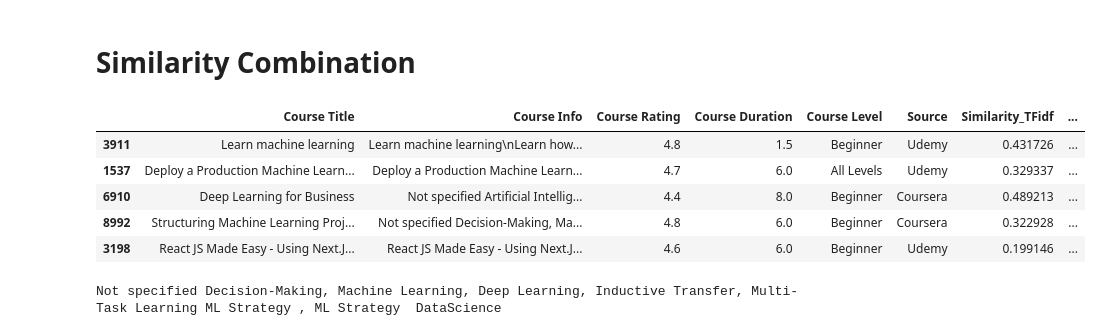
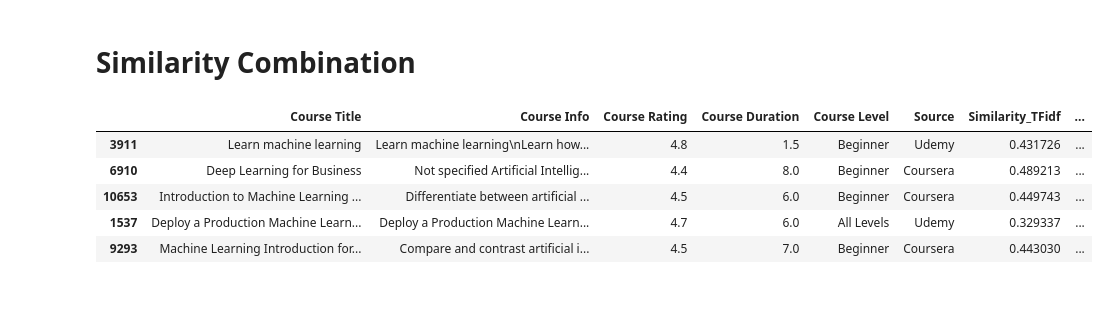
Before and after one commit to Xjkslhstxn/BT4222, a Jupyter notebook: 2.3 CourseRecommendation.ipynb, the cells around one changed output. Saved outputs shown, nothing was run; the diff lists cells and outputs as text; code cells hidden in the pictures; blank space fills up the shorter version.

```diff
--- a/2.3 CourseRecommendation.ipynb
+++ b/2.3 CourseRecommendation.ipynb
@@ -148,2 +138,21 @@ course = pd.read_csv('Data/Course Data/Course_clean.csv')
+# %%
+# get course data
+import pandas as pd
+import os
+
+# Set the directory where the CSV file is located
+directory = '/Users/auroraxu/Desktop/BT4222/BT4222 Proj Code/Data/'
+course_file = 'Course Data/Course_clean.csv'
+job_file = 'processed_jobs.csv'
+user_file = 'processed_users.csv'
+
+# Full path to the CSV file
+course_path = os.path.join(directory, course_file)
+job_path = os.path.join(directory, job_file)
+user_path = os.path.join(directory, user_file)
+
+course = pd.read_csv(course_path)
+job = pd.read_csv(job_path)
+user = pd.read_csv(user_path)
 # %%
 print(course.shape)
@@ -262 +257,7 @@ skill_gap_vector = np.mean([document_vector(doc) for doc in filtered_tokens], ax
+# %%
+# save the model
+model.save("word2vec.model")
+
+# Load the model
+model = gensim.models.Word2Vec.load("word2vec.model")
 # %%
@@ -447,33 +429,28 @@ course.head(3)
 # %%
 # normalize the similarity scores
 from sklearn.preprocessing import MinMaxScaler
 scaler = MinMaxScaler()
 course['Similarity_TFidf_norm'] = scaler.fit_transform(course[['Similarity_TFidf']])
-course['Similarity_word2vec_norm'] = scaler.fit_transform(course[['Similarity_word2vec']])
+course['Similarity_word2vec_norm'] = scaler.fit_transform(course[['Similarity_Word2Vec']])
 course['Similarity_BERT_norm'] = scaler.fit_transform(course[['Similarity_BERT']])
 course['Similarity_SBERT_norm'] = scaler.fit_transform(course[['Similarity_SBERT']])
 
 # Get a combined similarity score by weighted averaging
 course['Combined_Similarity'] = (
-    0.2 * course['Similarity_TFidf'] +
-    0.1 * course['Similarity_word2vec'] +
-    0.3 * course['Similarity_BERT'] +
-    0.4 * course['Similarity_SBERT']
+    1/4 * course['Similarity_TFidf_norm'] +
+    1/4 * course['Similarity_word2vec_norm'] +
+    1/4 * course['Similarity_BERT_norm'] +
+    1/4 * course['Similarity_SBERT_norm']
 )
 
 # Get top N recommended courses
 top_n = 5
 recommended_courses = course.sort_values(by='Combined_Similarity', ascending=False).head(top_n)
 recommended_courses
 # %% [output]
 |  | Course Title | Course Info | Course Rating | Course Duration | Course Level | Source | Similarity_TFidf | ... |
 | 3911 | Learn machine learning | Learn machine learning\nLearn how... | 4.8 | 1.5 | Beginner | Udemy | 0.431726 | ... |
+| 6910 | Deep Learning for Business | Not specified Artificial Intellig... | 4.4 | 8.0 | Beginner | Coursera | 0.489213 | ... |
+| 10653 | Introduction to Machine Learning ... | Differentiate between artificial ... | 4.5 | 6.0 | Beginner | Coursera | 0.449743 | ... |
 | 1537 | Deploy a Production Machine Learn... | Deploy a Production Machine Learn... | 4.7 | 6.0 | All Levels | Udemy | 0.329337 | ... |
-| 6910 | Deep Learning for Business | Not specified Artificial Intellig... | 4.4 | 8.0 | Beginner | Coursera | 0.489213 | ... |
-| 8992 | Structuring Machine Learning Proj... | Not specified Decision-Making, Ma... | 4.8 | 6.0 | Beginner | Coursera | 0.322928 | ... |
-| 3198 | React JS Made Easy - Using Next.J... | React JS Made Easy - Using Next.J... | 4.6 | 6.0 | Beginner | Udemy | 0.199146 | ... |
+| 9293 | Machine Learning Introduction for... | Compare and contrast artificial i... | 4.5 | 7.0 | Beginner | Coursera | 0.443030 | ... |
-# %%
-# check 8992
-print(course.loc[8992, 'Course Info'])
-# %% [output]
-Not specified Decision-Making, Machine Learning, Deep Learning, Inductive Transfer, Multi-Task Learning ML Strategy , ML Strategy  DataScience
```
Also changed, not shown: parts of 24 cells of this notebook, 1 other file.
